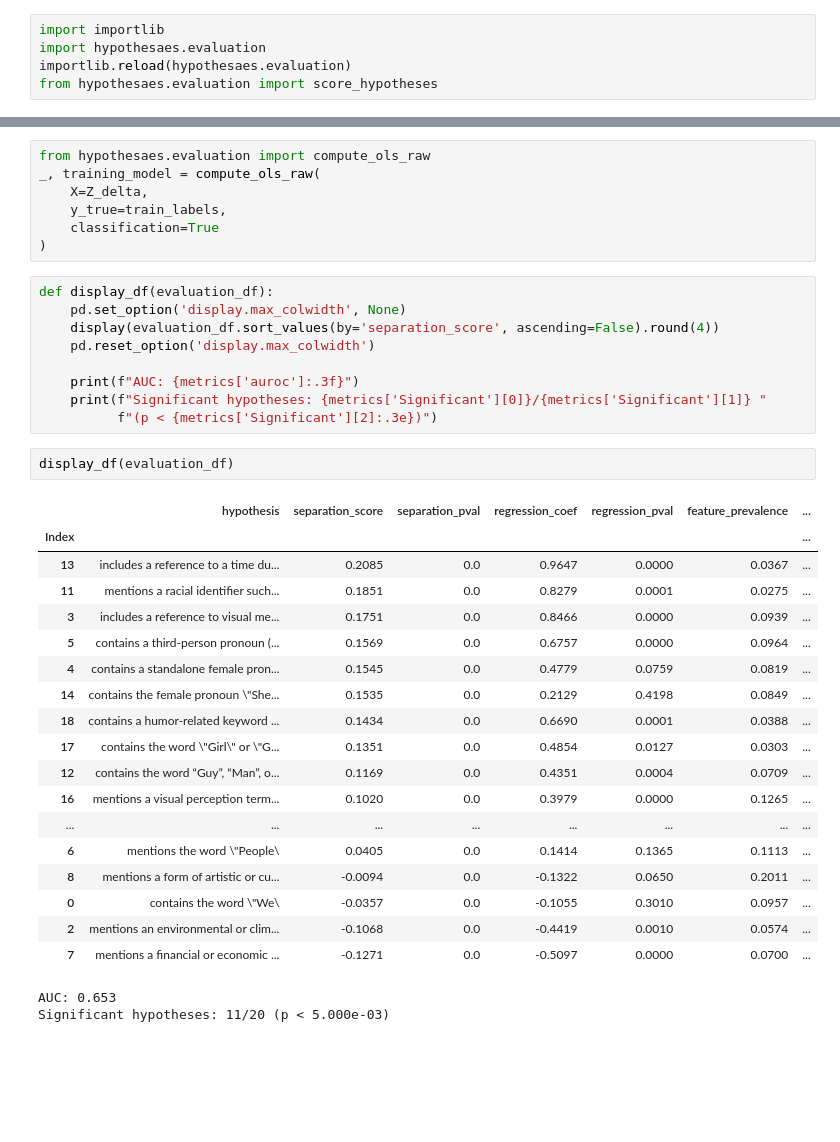
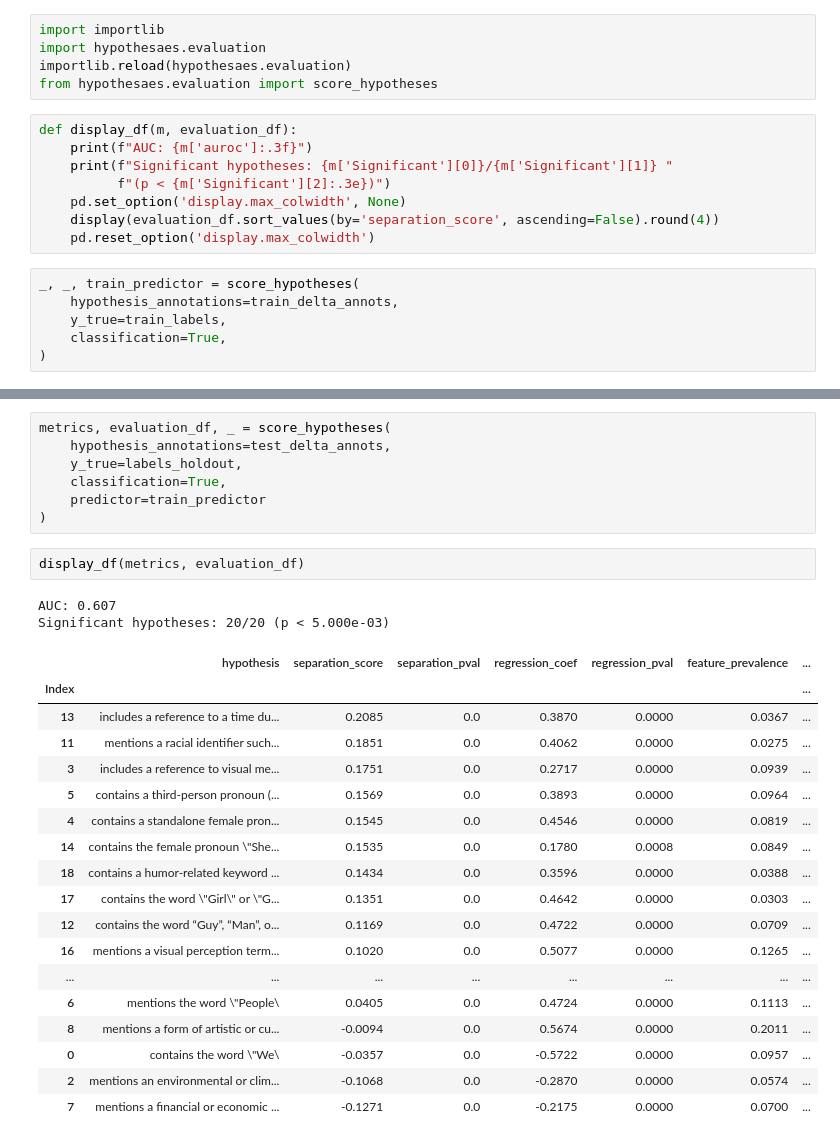
Before and after one commit to elmines/HypotheSAEs, a Jupyter notebook: notebooks/headline_repro.ipynb, the cells around one changed output, grey strips where cells are left out. Cells and saved outputs as stored; diff of their text form; blank space fills up the shorter version.

Commit message:
Rerun headlines evaluation with learned training weights

```diff
--- a/notebooks/headline_repro.ipynb
+++ b/notebooks/headline_repro.ipynb
@@ -218,3 +235,17 @@ import importlib
 import hypothesaes.evaluation
 importlib.reload(hypothesaes.evaluation)
 from hypothesaes.evaluation import score_hypotheses
+# %%
+def display_df(m, evaluation_df):
+    print(f"AUC: {m['auroc']:.3f}")
+    print(f"Significant hypotheses: {m['Significant'][0]}/{m['Significant'][1]} "
+          f"(p < {m['Significant'][2]:.3e})")
+    pd.set_option('display.max_colwidth', None)
+    display(evaluation_df.sort_values(by='separation_score', ascending=False).round(4))
+    pd.reset_option('display.max_colwidth')
+# %%
+_, _, train_predictor = score_hypotheses(
+    hypothesis_annotations=train_delta_annots,
+    y_true=train_labels,
+    classification=True,
+)
@@ -232,39 +258,30 @@ Optimization terminated successfully.
-# %%
-from hypothesaes.evaluation import compute_ols_raw
-_, training_model = compute_ols_raw(
-    X=Z_delta,
-    y_true=train_labels,
-    classification=True
-)
-# %%
-def display_df(evaluation_df):
-    pd.set_option('display.max_colwidth', None)
-    display(evaluation_df.sort_values(by='separation_score', ascending=False).round(4))
-    pd.reset_option('display.max_colwidth')
-
-    print(f"AUC: {metrics['auroc']:.3f}")
-    print(f"Significant hypotheses: {metrics['Significant'][0]}/{metrics['Significant'][1]} "
-          f"(p < {metrics['Significant'][2]:.3e})")
+# %%
+metrics, evaluation_df, _ = score_hypotheses(
+    hypothesis_annotations=test_delta_annots,
+    y_true=labels_holdout,
+    classification=True,
+    predictor=train_predictor
+)
 # %%
-display_df(evaluation_df)
+display_df(metrics, evaluation_df)
 # %% [output]
+AUC: 0.607
+Significant hypotheses: 20/20 (p < 5.000e-03)
 |  | hypothesis | separation_score | separation_pval | regression_coef | regression_pval | feature_prevalence | ... |
 | Index |  |  |  |  |  |  | ... |
-| 13 | includes a reference to a time du... | 0.2085 | 0.0 | 0.9647 | 0.0000 | 0.0367 | ... |
-| 11 | mentions a racial identifier such... | 0.1851 | 0.0 | 0.8279 | 0.0001 | 0.0275 | ... |
-| 3 | includes a reference to visual me... | 0.1751 | 0.0 | 0.8466 | 0.0000 | 0.0939 | ... |
-| 5 | contains a third‑person pronoun (... | 0.1569 | 0.0 | 0.6757 | 0.0000 | 0.0964 | ... |
-| 4 | contains a standalone female pron... | 0.1545 | 0.0 | 0.4779 | 0.0759 | 0.0819 | ... |
-| 14 | contains the female pronoun \"She... | 0.1535 | 0.0 | 0.2129 | 0.4198 | 0.0849 | ... |
-| 18 | contains a humor‑related keyword ... | 0.1434 | 0.0 | 0.6690 | 0.0001 | 0.0388 | ... |
-| 17 | contains the word \"Girl\" or \"G... | 0.1351 | 0.0 | 0.4854 | 0.0127 | 0.0303 | ... |
-| 12 | contains the word “Guy”, “Man”, o... | 0.1169 | 0.0 | 0.4351 | 0.0004 | 0.0709 | ... |
-| 16 | mentions a visual perception term... | 0.1020 | 0.0 | 0.3979 | 0.0000 | 0.1265 | ... |
+| 13 | includes a reference to a time du... | 0.2085 | 0.0 | 0.3870 | 0.0000 | 0.0367 | ... |
+| 11 | mentions a racial identifier such... | 0.1851 | 0.0 | 0.4062 | 0.0000 | 0.0275 | ... |
+| 3 | includes a reference to visual me... | 0.1751 | 0.0 | 0.2717 | 0.0000 | 0.0939 | ... |
+| 5 | contains a third‑person pronoun (... | 0.1569 | 0.0 | 0.3893 | 0.0000 | 0.0964 | ... |
+| 4 | contains a standalone female pron... | 0.1545 | 0.0 | 0.4546 | 0.0000 | 0.0819 | ... |
+| 14 | contains the female pronoun \"She... | 0.1535 | 0.0 | 0.1780 | 0.0008 | 0.0849 | ... |
+| 18 | contains a humor‑related keyword ... | 0.1434 | 0.0 | 0.3596 | 0.0000 | 0.0388 | ... |
+| 17 | contains the word \"Girl\" or \"G... | 0.1351 | 0.0 | 0.4642 | 0.0000 | 0.0303 | ... |
+| 12 | contains the word “Guy”, “Man”, o... | 0.1169 | 0.0 | 0.4722 | 0.0000 | 0.0709 | ... |
+| 16 | mentions a visual perception term... | 0.1020 | 0.0 | 0.5077 | 0.0000 | 0.1265 | ... |
 | ... | ... | ... | ... | ... | ... | ... | ... |
-| 6 | mentions the word \"People\ | 0.0405 | 0.0 | 0.1414 | 0.1365 | 0.1113 | ... |
-| 8 | mentions a form of artistic or cu... | -0.0094 | 0.0 | -0.1322 | 0.0650 | 0.2011 | ... |
-| 0 | contains the word \"We\ | -0.0357 | 0.0 | -0.1055 | 0.3010 | 0.0957 | ... |
-| 2 | mentions an environmental or clim... | -0.1068 | 0.0 | -0.4419 | 0.0010 | 0.0574 | ... |
-| 7 | mentions a financial or economic ... | -0.1271 | 0.0 | -0.5097 | 0.0000 | 0.0700 | ... |
+| 6 | mentions the word \"People\ | 0.0405 | 0.0 | 0.4724 | 0.0000 | 0.1113 | ... |
+| 8 | mentions a form of artistic or cu... | -0.0094 | 0.0 | 0.5674 | 0.0000 | 0.2011 | ... |
+| 0 | contains the word \"We\ | -0.0357 | 0.0 | -0.5722 | 0.0000 | 0.0957 | ... |
+| 2 | mentions an environmental or clim... | -0.1068 | 0.0 | -0.2870 | 0.0000 | 0.0574 | ... |
+| 7 | mentions a financial or economic ... | -0.1271 | 0.0 | -0.2175 | 0.0000 | 0.0700 | ... |
-AUC: 0.653
-Significant hypotheses: 11/20 (p < 5.000e-03)
```
Also changed, not shown: parts of 9 cells of this notebook, 1 other file.
